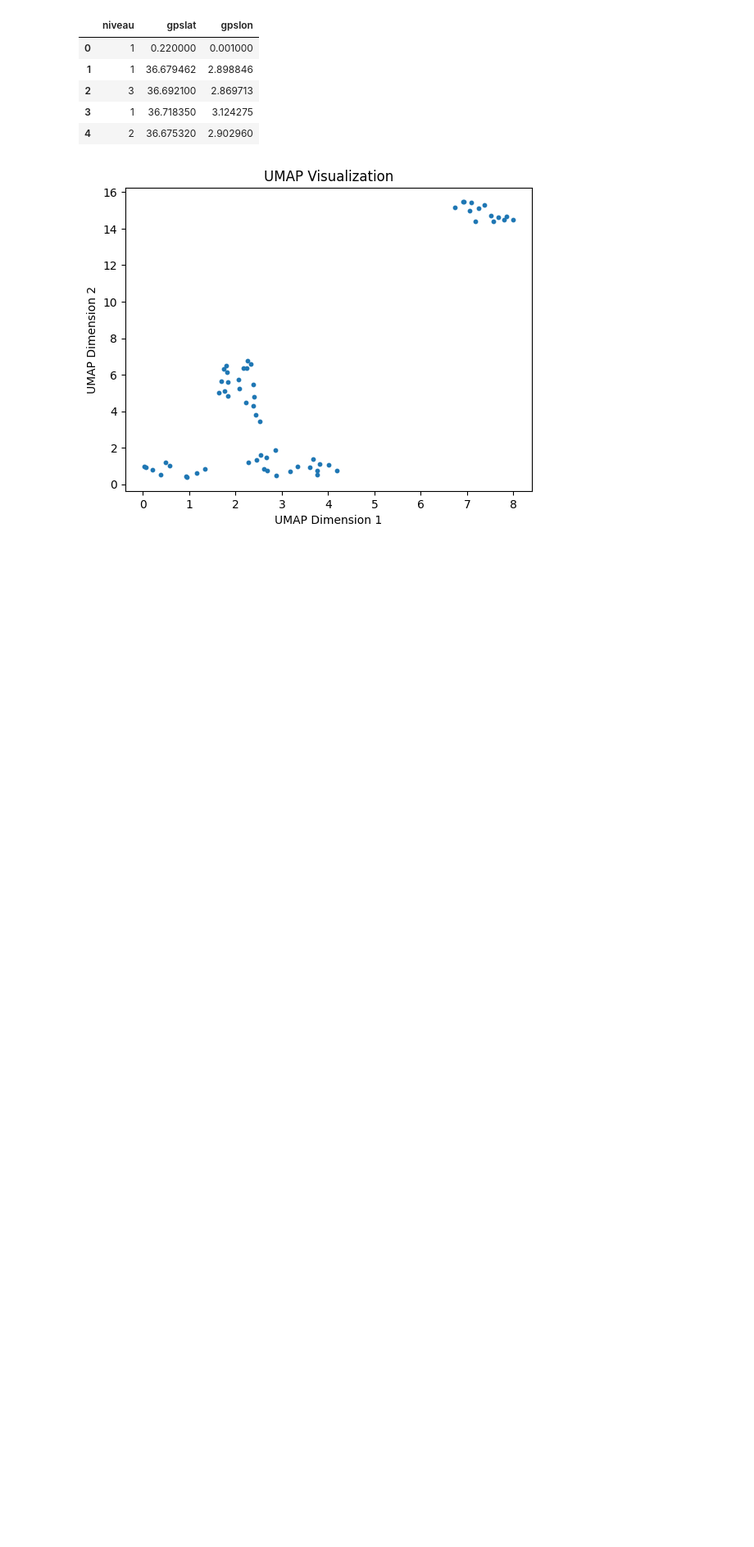
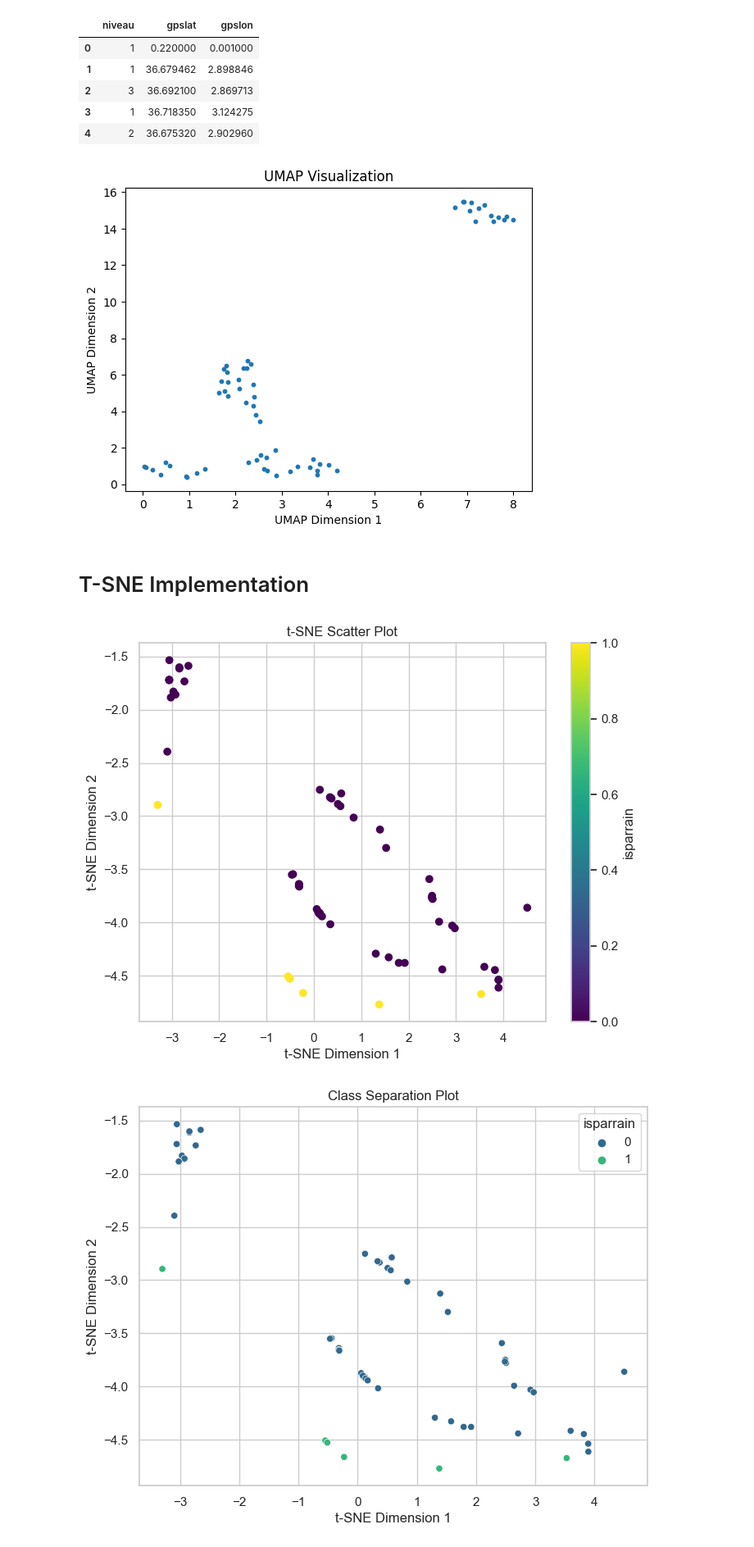
Before and after one commit to boualem06/data-visualisation, a Jupyter notebook: test.ipynb, the cells around one changed output. Shown at 82% size. Saved outputs shown, nothing was run; the diff lists cells and outputs as text; code cells hidden in the pictures; blank space fills up the shorter version.

Commit message:
adding the tsne and the umap methods

```diff
--- a/test.ipynb
+++ b/test.ipynb
@@ -150,3 +150,63 @@ plt.title('UMAP Visualization')
 plt.show()
 # %% [output]
 [figure]
+# %% [markdown]
+# T-SNE Implementation
+# %%
+import pandas as pd
+import numpy as np
+from sklearn.manifold import TSNE
+import matplotlib.pyplot as plt
+import seaborn as sns
+
+
+
+# Assuming you have categorical variables 'isparrain' and 'isanonyme',
+# and numeric variables 'gpslon' and 'gpslat'
+
+# Prepare the data
+X_numeric = data[['gpslon', 'gpslat']].values
+
+# Convert categorical columns to integers
+data['isparrain'] = data['isparrain'].astype(int)
+data['isanonyme'] = data['isanonyme'].astype(int)
+
+# Combine categorical and numeric data
+X_combined = pd.concat([data[['isparrain', 'isanonyme']], pd.DataFrame(X_numeric, columns=['gpslon', 'gpslat'])], axis=1)
+
+# Perform t-SNE
+tsne = TSNE(n_components=2, perplexity=30, random_state=42)
+X_tsne = tsne.fit_transform(X_combined)
+
+# Create essential visualization plots
+
+# t-SNE Scatter Plot
+plt.figure(figsize=(8, 6))
+plt.scatter(X_tsne[:, 0], X_tsne[:, 1], c=data['isparrain'], cmap='viridis')
+plt.title("t-SNE Scatter Plot")
+plt.xlabel("t-SNE Dimension 1")
+plt.ylabel("t-SNE Dimension 2")
+plt.colorbar(label='isparrain')
+plt.show()
+
+# Class Separation Plot
+sns.set(style="whitegrid")
+plt.figure(figsize=(8, 6))
+sns.scatterplot(x=X_tsne[:, 0], y=X_tsne[:, 1], hue=data['isparrain'], palette='viridis')
+plt.title("Class Separation Plot")
+plt.xlabel("t-SNE Dimension 1")
+plt.ylabel("t-SNE Dimension 2")
+plt.legend(title='isparrain')
+plt.show()
+
+# t-SNE Perplexity Plot
+plt.figure(figsize=(8, 6))
+sns.scatterplot(x=X_tsne[:, 0], y=X_tsne[:, 1], hue=data['isanonyme'], palette='viridis')
+plt.title("t-SNE Perplexity Plot")
+plt.xlabel("t-SNE Dimension 1")
+plt.ylabel("t-SNE Dimension 2")
+plt.legend(title='isanonyme')
+plt.show()
+# %% [output]
+[figure, added]
+[figure, added]
```
Also changed, not shown: parts of 4 cells of this notebook.
